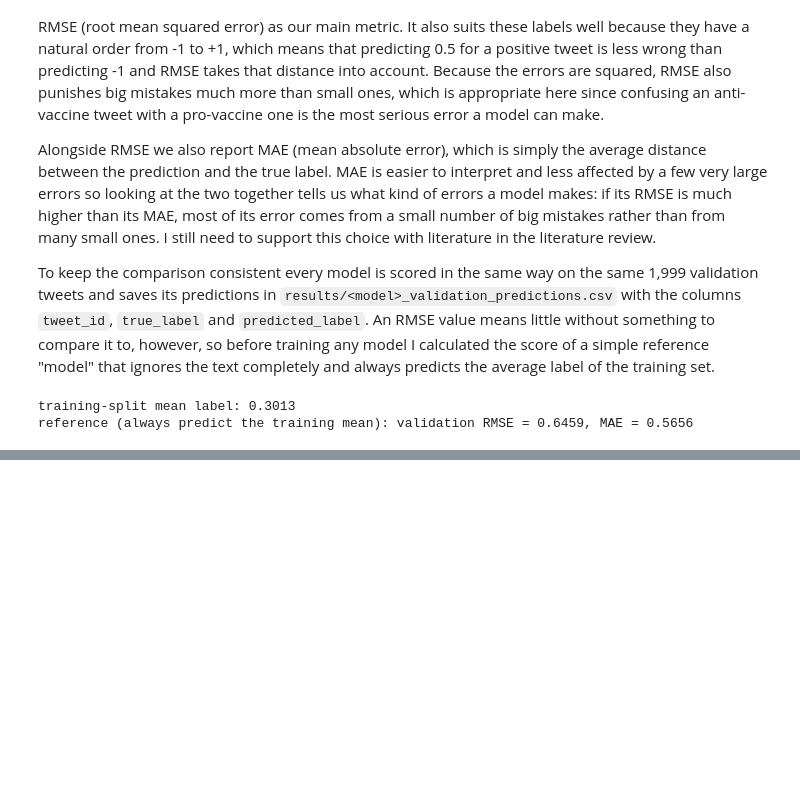
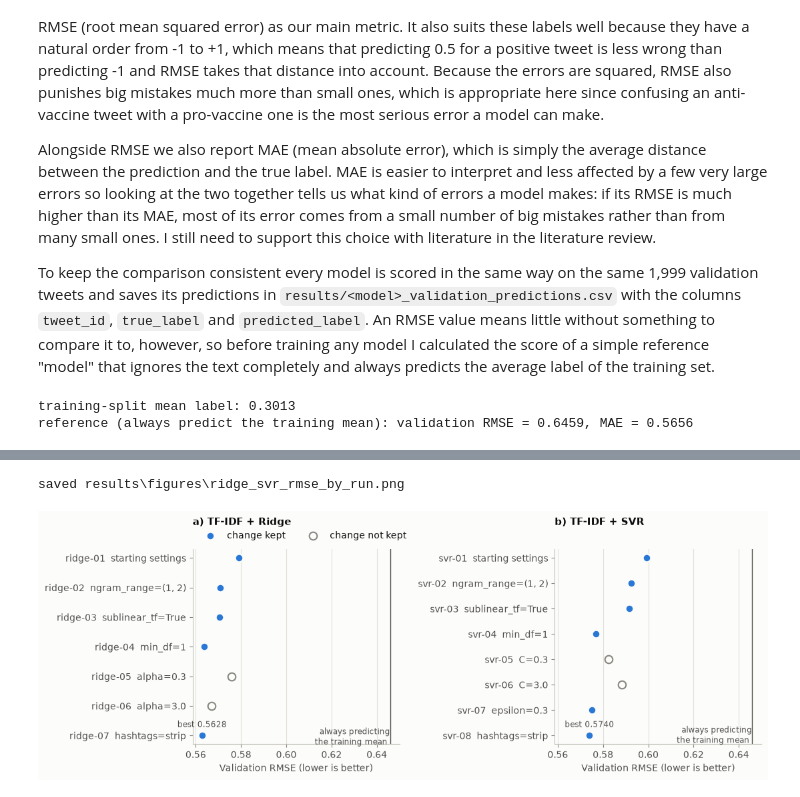
Before and after one commit to Adossi-design/vaccine-sentiment-sequential-models, a Jupyter notebook: notebooks/01_data_and_baselines.ipynb, the cells around one changed output, grey strips where cells are left out. Drawn from its saved outputs; the diff is of its cells as text; code cells hidden in the pictures; blank space fills up the shorter version.

Commit message:
Add the TF-IDF Ridge and SVR baselines with predictions and experiment logs

```diff
--- a/notebooks/01_data_and_baselines.ipynb
+++ b/notebooks/01_data_and_baselines.ipynb
@@ -690,0 +772,14 @@ The next step is the literature review to confirm our five models, after which t
+# %%
+svr_steps = [
+    ("svr-01", {}, "Starting settings taken from the EDA, with the scikit-learn defaults C=1.0 and epsilon=0.1."),
+    ("svr-02", {"ngram_range": (1, 2)}, "Add word pairs so that negations such as \"not safe\" become features."),
+    ("svr-03", {"sublinear_tf": True}, "Use log-scaled term counts so that a word repeated in one tweet does not dominate it."),
+    ("svr-04", {"min_df": 1}, "Keep every training word to test whether the words seen only once carry useful signal."),
+    ("svr-05", {"C": 0.3}, "Use a smaller C, which means stronger regularisation, in case the model overfits."),
+    ("svr-06", {"C": 3.0}, "Use a larger C so that the model can fit the training tweets more closely."),
+    ("svr-07", {"epsilon": 0.3}, "Use a wider epsilon so that small errors are ignored, since the labels are only -1, 0 and 1."),
+    ("svr-08", {"hashtags": "strip"}, "Remove the # from hashtags so that #vaccines and vaccines become the same feature."),
+]
+svr_runs, svr_best = run_experiments("svr", {**START_SETTINGS, "C": 1.0, "epsilon": 0.1}, svr_steps)
+display(svr_runs.drop(columns="settings").round(4))
+print("best SVR settings:", svr_best)
@@ -690,0 +799,27 @@ The next step is the literature review to confirm our five models, after which t
+# %%
+reference_rmse = rmse(val_df[TARGET_COL], ref_pred)
+fig, axes = plt.subplots(1, 2, figsize=(11, 3.8), sharex=True, gridspec_kw={"wspace": 0.75})
+for ax, (title, runs) in zip(axes, [("a) TF-IDF + Ridge", ridge_runs), ("b) TF-IDF + SVR", svr_runs)]):
+    y_positions = np.arange(len(runs))
+    kept = runs["kept"].to_numpy()
+    ax.scatter(runs.loc[kept, "val_rmse"], y_positions[kept], s=70, color=SERIES, edgecolor=SURFACE,
+               linewidth=1.5, zorder=3, label="change kept")
+    ax.scatter(runs.loc[~kept, "val_rmse"], y_positions[~kept], s=70, facecolor=SURFACE, edgecolor=MUTED,
+               linewidth=1.5, zorder=3, label="change not kept")
+    ax.axvline(reference_rmse, color=INK_2, linewidth=1)
+    ax.text(reference_rmse, len(runs) - 0.6, "always predicting\nthe training mean ", ha="right", va="bottom",
+            fontsize=8.5, color=INK_2)
+    best = int(runs["val_rmse"].idxmin())
+    ax.annotate(f"best {runs.loc[best, 'val_rmse']:.4f}", (runs.loc[best, "val_rmse"], best), xytext=(0, 9),
+                textcoords="offset points", ha="center", fontsize=8.5, color=INK_2)
+    ax.set_yticks(y_positions, runs["run_id"] + "  " + runs["tested"])
+    ax.invert_yaxis()
+    ax.grid(axis="y", visible=False)
+    ax.set_xlabel("Validation RMSE (lower is better)")
+    ax.set_title(title, pad=26)
+axes[0].legend(ncol=2, loc="lower left", bbox_to_anchor=(0, 1.0))
+save_fig(fig, "ridge_svr_rmse_by_run")
+plt.show()
+# %% [output]
+saved results\figures\ridge_svr_rmse_by_run.png
+[figure, added]
```
Also changed, not shown: parts of 19 cells of this notebook, 6 other files.
